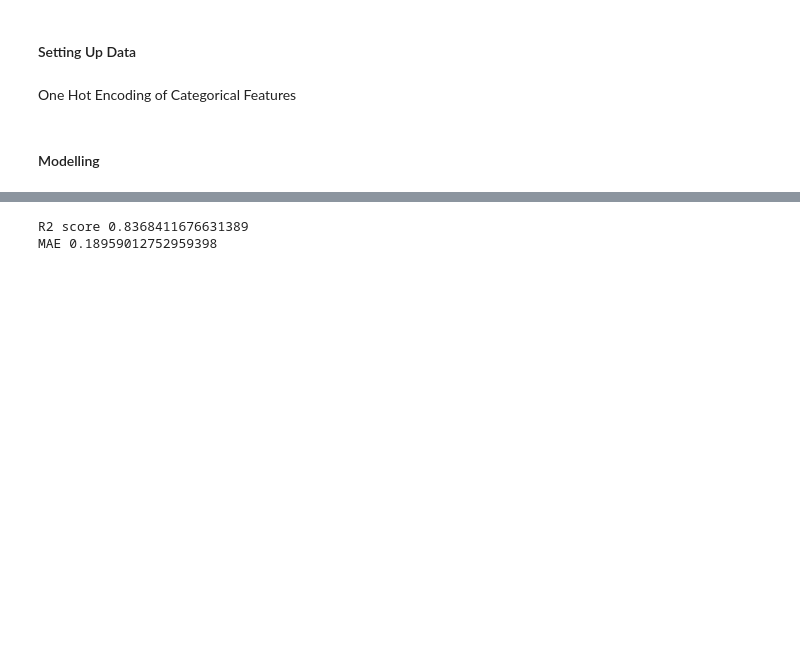
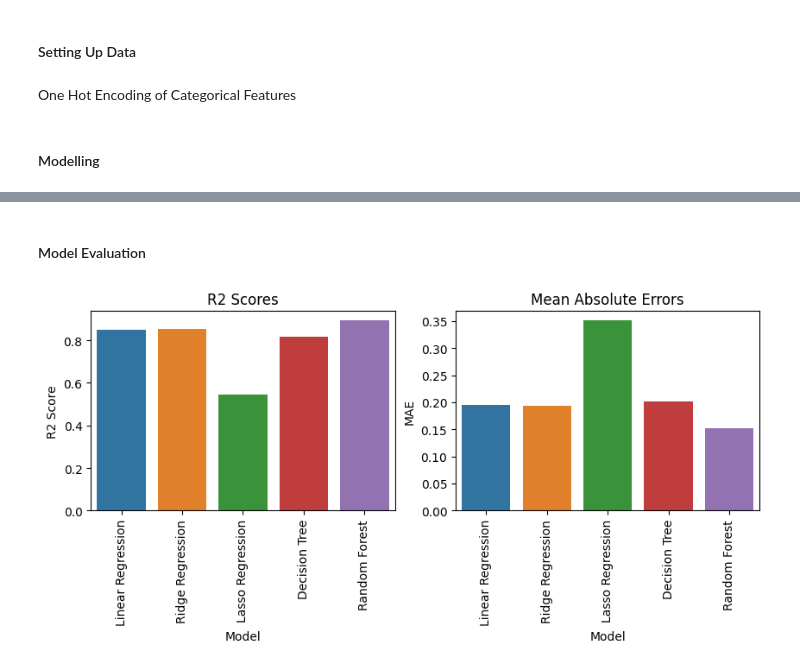
Before and after one commit to Pranav-Nagpure/Laptop-Price-Prediction-NB, a Jupyter notebook: Laptop Price Prediction.ipynb, the cells around one changed output, grey strips where cells are left out. Drawn from its saved outputs; the diff is of its cells as text; code cells hidden in the pictures; blank space fills up the shorter version.

Commit message:
Model Comparisons

```diff
--- a/Laptop Price Prediction.ipynb
+++ b/Laptop Price Prediction.ipynb
@@ -359,11 +359,41 @@ Linear Regression
-# %%
-model = LinearRegression()
-model.fit(X_train, Y_train)
-
-Y_pred = model.predict(X_test)
-
-print('R2 score', metrics.r2_score(Y_test, Y_pred))
-print('MAE', metrics.mean_absolute_error(Y_test, Y_pred))
-# %% [output]
-R2 score 0.8368411676631389
-MAE 0.18959012752959398
+# %%
+# Defining Models
+MODELS = {'Linear Regression': LinearRegression(),
+          'Ridge Regression': Ridge(),
+          'Lasso Regression': Lasso(),
+          'Decision Tree': DecisionTreeRegressor(max_depth=8),
+          'Random Forest': RandomForestRegressor(n_estimators=64,
+                                                 max_samples=0.5,
+                                                 max_features=0.75,
+                                                 max_depth=12,
+                                                 n_jobs=-1)}
+# %%
+# Training Models
+for model in MODELS:
+    MODELS[model].fit(X_train, Y_train)
+# %% [markdown]
+#### Model Evaluation
+# %%
+# Calculating R2 Scores and Mean Absolute Errors on Test Set
+METRICS = pd.DataFrame(index=MODELS.keys(), columns=['R2 Score', 'MAE'])
+
+for model in MODELS:
+    Y_pred = MODELS[model].predict(X_test)
+
+    METRICS.loc[model] = {'R2 Score' : metrics.r2_score(Y_test, Y_pred),
+                          'MAE': metrics.mean_absolute_error(Y_test, Y_pred)}
+# %%
+# Comparing Metrics
+def plot_metric(df, title, y_label, ax):
+    ax.set_title(title)
+    ax.set_xlabel('Model')
+    ax.set_ylabel(y_label)
+    ax.tick_params(axis='x', labelrotation=90)
+
+    sns.barplot(df, x=df.index, y=y_label, ax=ax)
+
+fig, ax = plt.subplots(1, 2, figsize=(10, 3))
+plot_metric(METRICS, 'R2 Scores', 'R2 Score', ax[0])
+plot_metric(METRICS, 'Mean Absolute Errors', 'MAE', ax[1])
+# %% [output]
+[figure, added]
```
Also changed, not shown: parts of 5 cells of this notebook.
